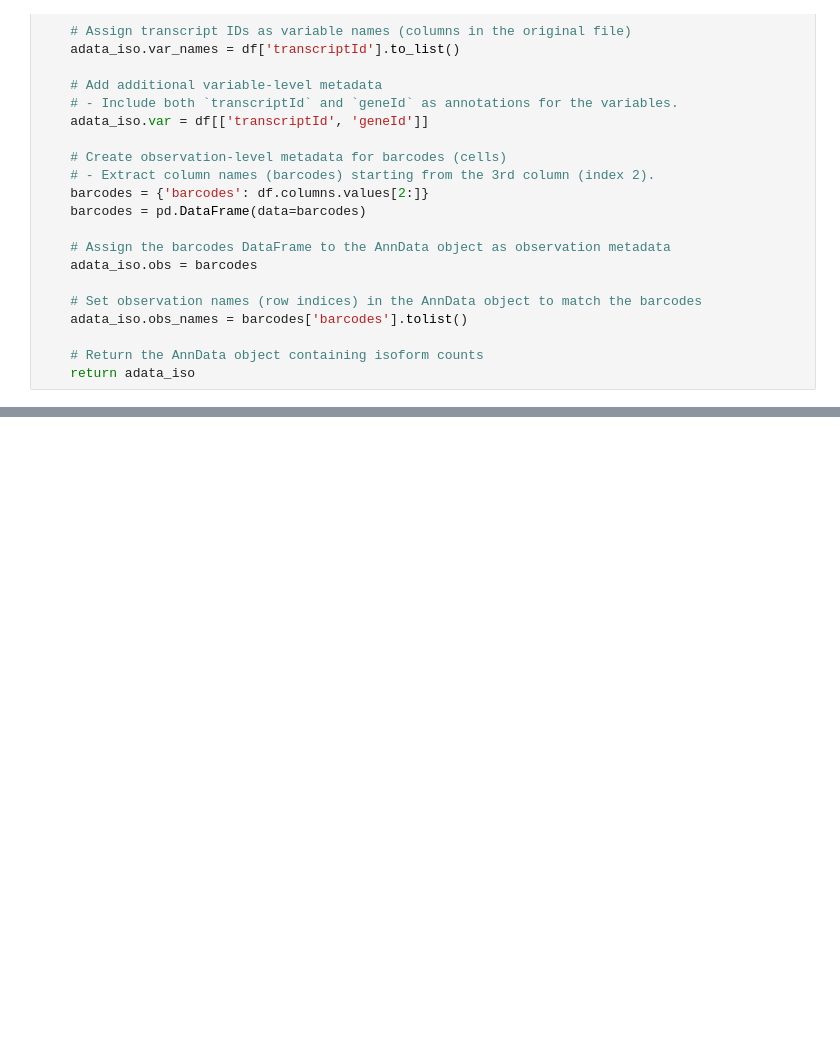
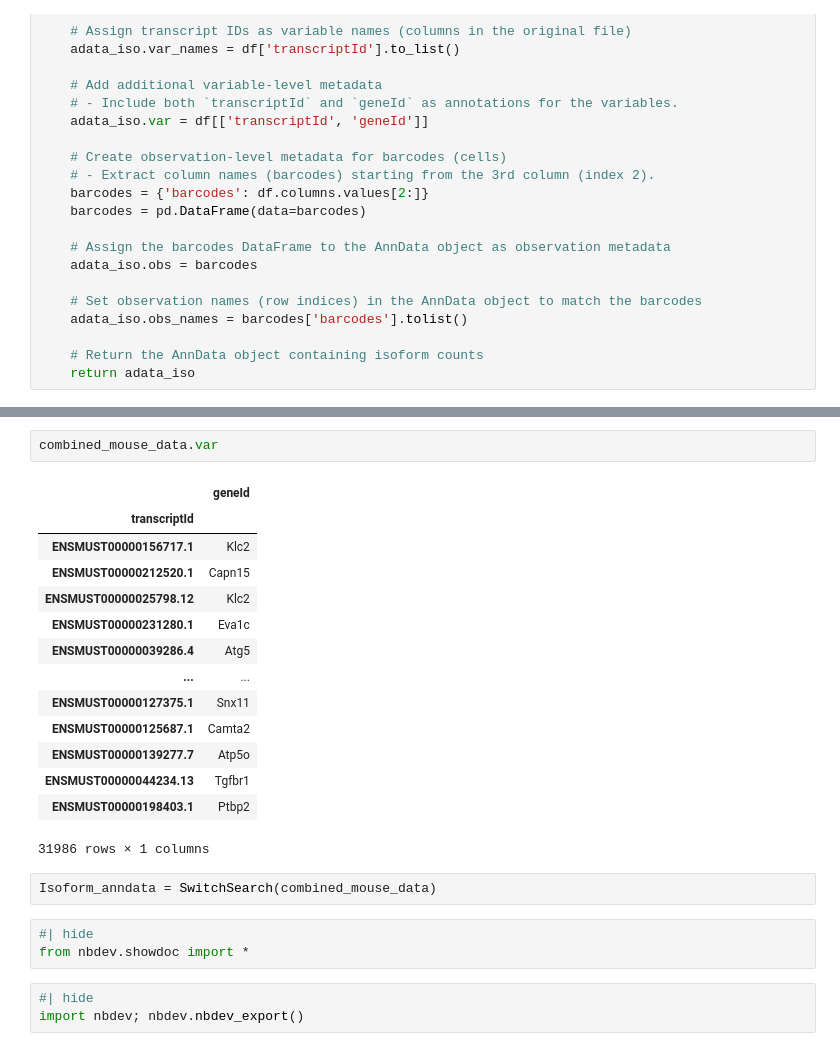
Before and after one commit to cobioda/allos, a Jupyter notebook: nbs/005_switch_search.ipynb, the cells around one changed output, grey strips where cells are left out. Cells and saved outputs as stored; diff of their text form; blank space fills up the shorter version.

```diff
--- a/nbs/005_switch_search.ipynb
+++ b/nbs/005_switch_search.ipynb
@@ -1137,0 +1189,25 @@ def create_iso_adata(
+# %%
+combined_mouse_data.var
+# %% [output]
+|  | geneId |
+| transcriptId |  |
+| ENSMUST00000156717.1 | Klc2 |
+| ENSMUST00000212520.1 | Capn15 |
+| ENSMUST00000025798.12 | Klc2 |
+| ENSMUST00000231280.1 | Eva1c |
+| ENSMUST00000039286.4 | Atg5 |
+| ... | ... |
+| ENSMUST00000127375.1 | Snx11 |
+| ENSMUST00000125687.1 | Camta2 |
+| ENSMUST00000139277.7 | Atp5o |
+| ENSMUST00000044234.13 | Tgfbr1 |
+| ENSMUST00000198403.1 | Ptbp2 |
+31986 rows × 1 columns
+# %%
+Isoform_anndata = SwitchSearch(combined_mouse_data)
+# %%
+#| hide
+from nbdev.showdoc import *
+# %%
+#| hide
+import nbdev; nbdev.nbdev_export()
```
Also changed, not shown: parts of 2 cells of this notebook, 4 other files.
